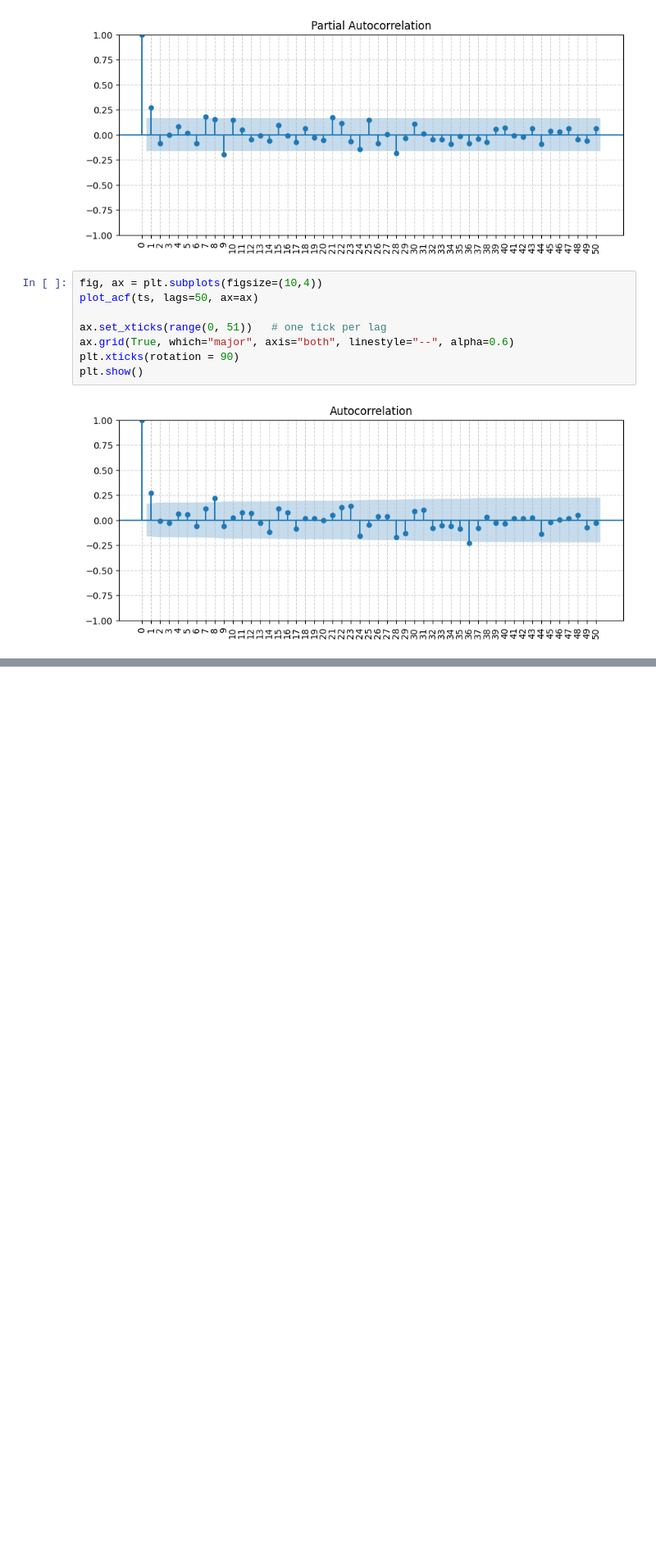
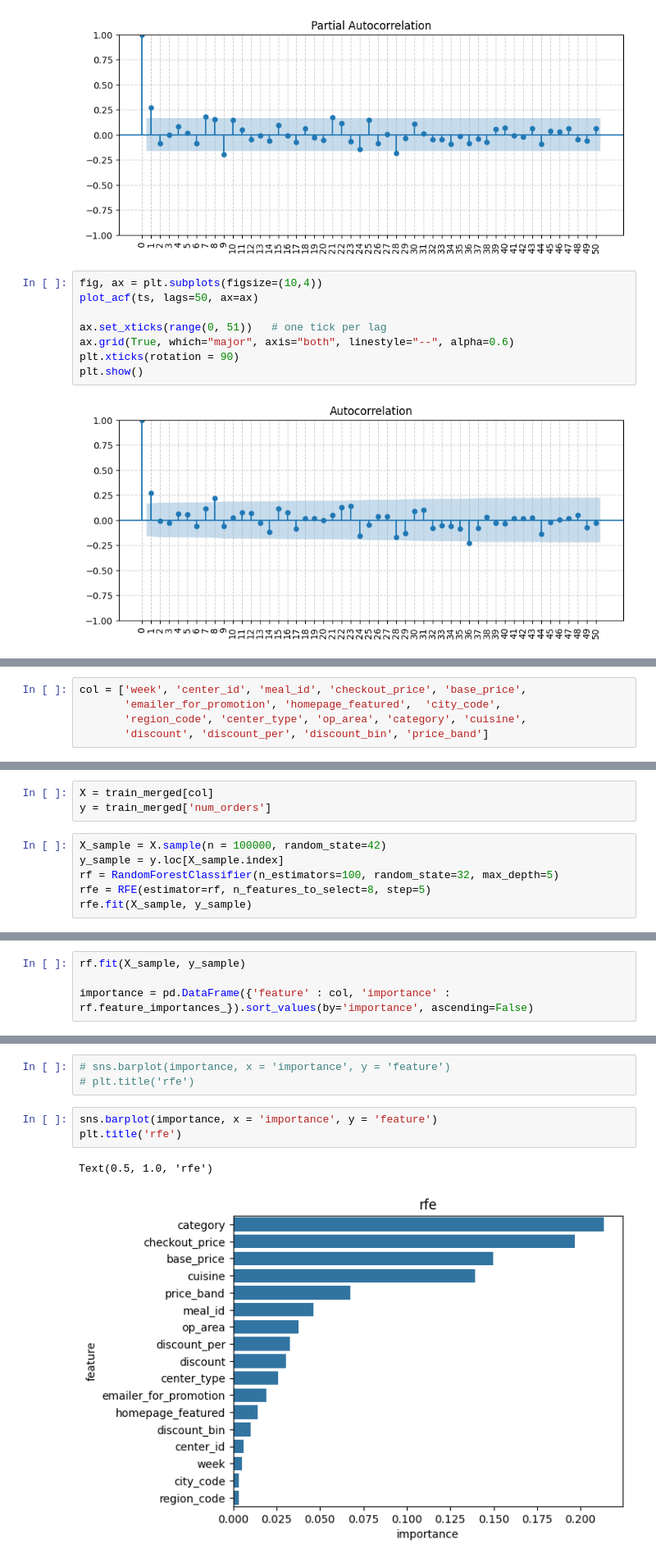
Before and after one commit to am1t-verma/AI_Demand_Forecasting_and_Inventory_Optimization, a Jupyter notebook: eda_food_demand_forecasting_v1.ipynb, the cells around one changed output, grey strips where cells are left out. Shown at 82% size. Saved outputs shown, nothing was run; the diff lists cells and outputs as text; blank space fills up the shorter version.

```diff
--- a/eda_food_demand_forecasting_v1.ipynb
+++ b/eda_food_demand_forecasting_v1.ipynb
@@ -571,0 +679,5 @@ plt.show()
+# %%
+col = ['week', 'center_id', 'meal_id', 'checkout_price', 'base_price',
+       'emailer_for_promotion', 'homepage_featured',  'city_code',
+       'region_code', 'center_type', 'op_area', 'category', 'cuisine',
+       'discount', 'discount_per', 'discount_bin', 'price_band']
@@ -571,0 +688,9 @@ plt.show()
+# %%
+X = train_merged[col]
+y = train_merged['num_orders']
+# %%
+X_sample = X.sample(n = 100000, random_state=42)
+y_sample = y.loc[X_sample.index]
+rf = RandomForestClassifier(n_estimators=100, random_state=32, max_depth=5)
+rfe = RFE(estimator=rf, n_features_to_select=8, step=5)
+rfe.fit(X_sample, y_sample)
@@ -571,0 +723,4 @@ plt.show()
+# %%
+rf.fit(X_sample, y_sample)
+
+importance = pd.DataFrame({'feature' : col, 'importance' : rf.feature_importances_}).sort_values(by='importance', ascending=False)
@@ -571,0 +748,9 @@ plt.show()
+# %%
+# sns.barplot(importance, x = 'importance', y = 'feature')
+# plt.title('rfe')
+# %%
+sns.barplot(importance, x = 'importance', y = 'feature')
+plt.title('rfe')
+# %% [output]
+Text(0.5, 1.0, 'rfe')
+[figure, added]
```
Also changed, not shown: parts of 13 cells of this notebook.
